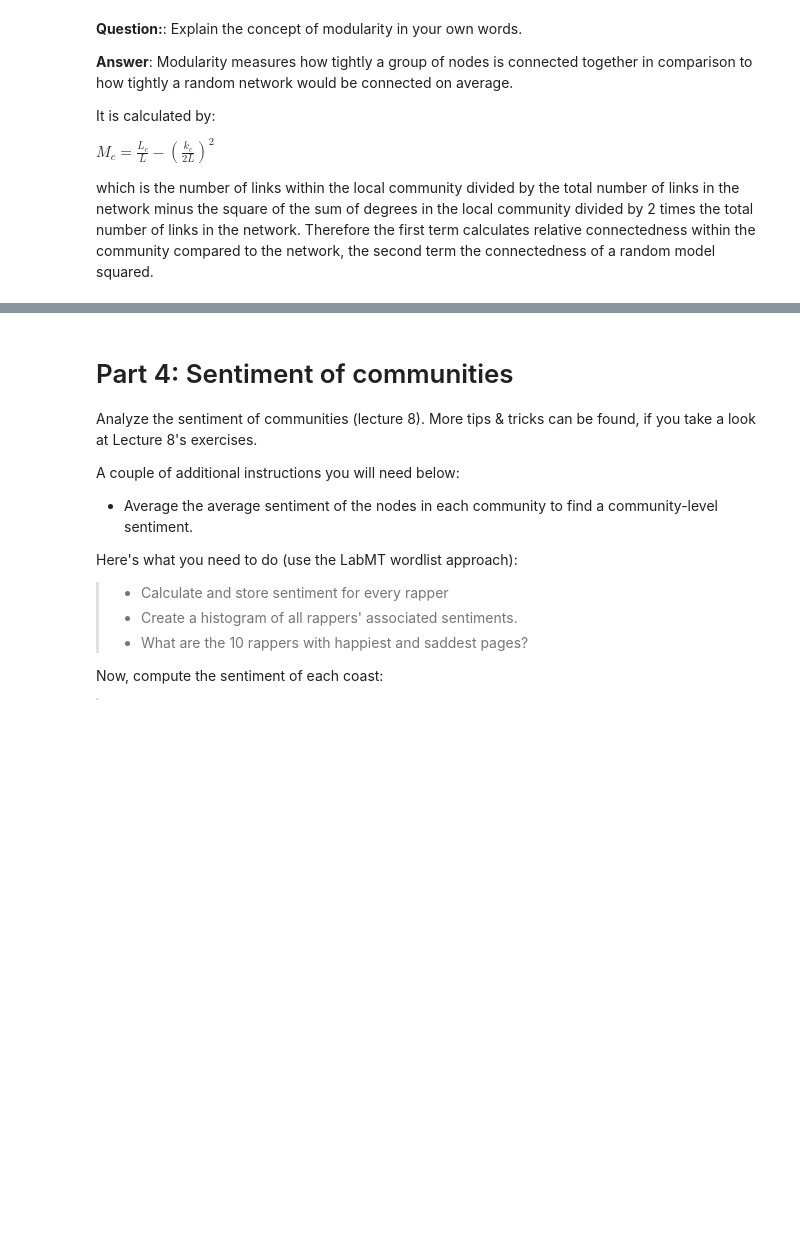
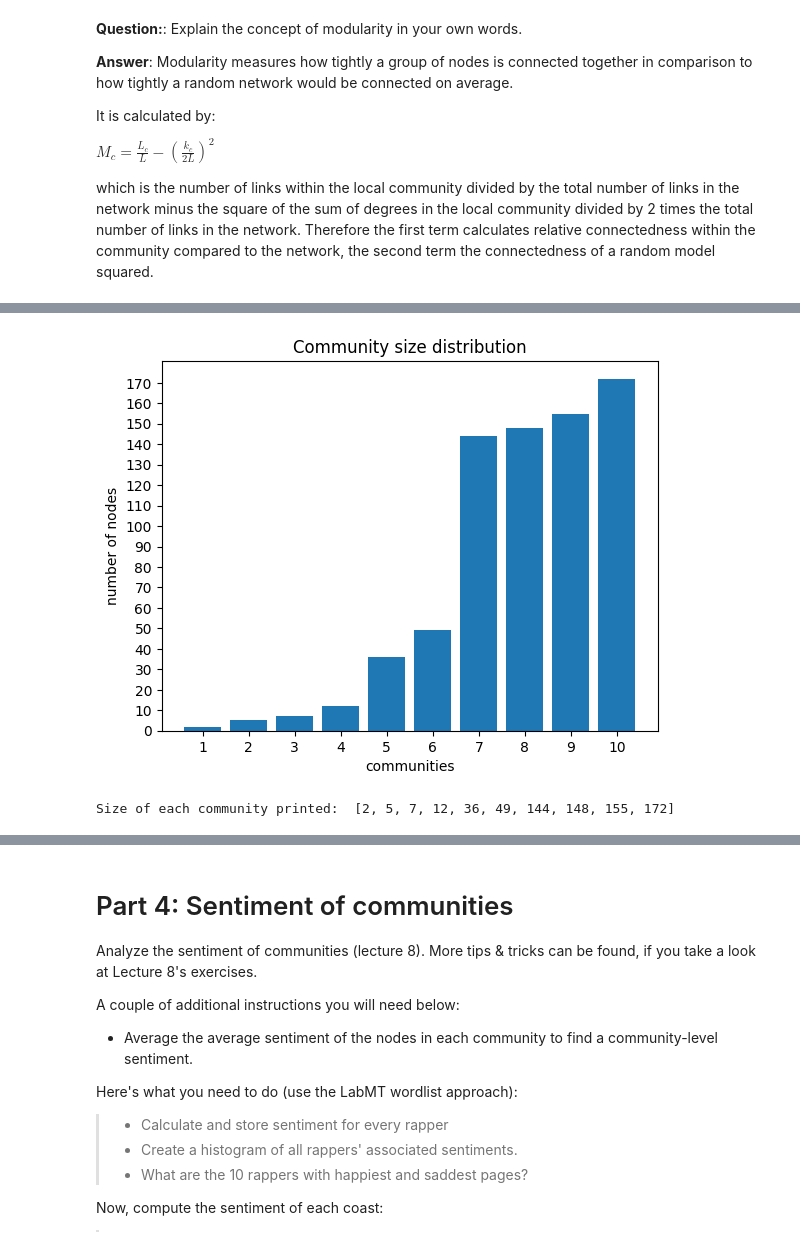
Before and after one commit to andste97/socialgraphs2023f-project, a Jupyter notebook: assignments/Assignment2.ipynb, the cells around one changed output, grey strips where cells are left out. Saved outputs shown, nothing was run; the diff lists cells and outputs as text; code cells hidden in the pictures; blank space fills up the shorter version.

```diff
--- a/assignments/Assignment2.ipynb
+++ b/assignments/Assignment2.ipynb
@@ -464,0 +470,16 @@ nx.draw(G, pos=nx.nx_agraph.graphviz_layout(G), node_size=10)
+# %%
+import community
+
+def get_louvain_communities(graph):
+    partition = community.best_partition(graph)
+    partitions_set = set(partition.values())
+    communities = [set() for i in range(0, len(partitions_set))]
+    for key, value in partition.items():
+        communities[value].add(key)
+
+    return communities
+
+louvain_partition = get_louvain_communities(G)
+
+print( "number of communities found: ", len(louvain_partition))
+print("modularity of louvain partitions: ", nx.community.modularity(G, louvain_partition))
@@ -464,0 +497,18 @@ nx.draw(G, pos=nx.nx_agraph.graphviz_layout(G), node_size=10)
+# %%
+sorted_size_communities = sorted([len(comm) for comm in louvain_partition])
+
+plt.bar(
+    [x for x in range (1,len(louvain_partition)+1)],
+    sorted_size_communities
+)
+plt.title("Community size distribution")
+plt.xlabel("communities")
+plt.ylabel("number of nodes")
+plt.xticks([x for x in range (1,len(louvain_partition)+1)])
+plt.yticks([i for i in range (0, sorted_size_communities[-1], 10)])
+plt.show()
+
+print("Size of each community printed: ", sorted_size_communities)
+# %% [output]
+[figure, added]
+Size of each community printed:  [2, 5, 7, 12, 36, 49, 144, 148, 155, 172]
```
Also changed, not shown: parts of 11 cells of this notebook.
